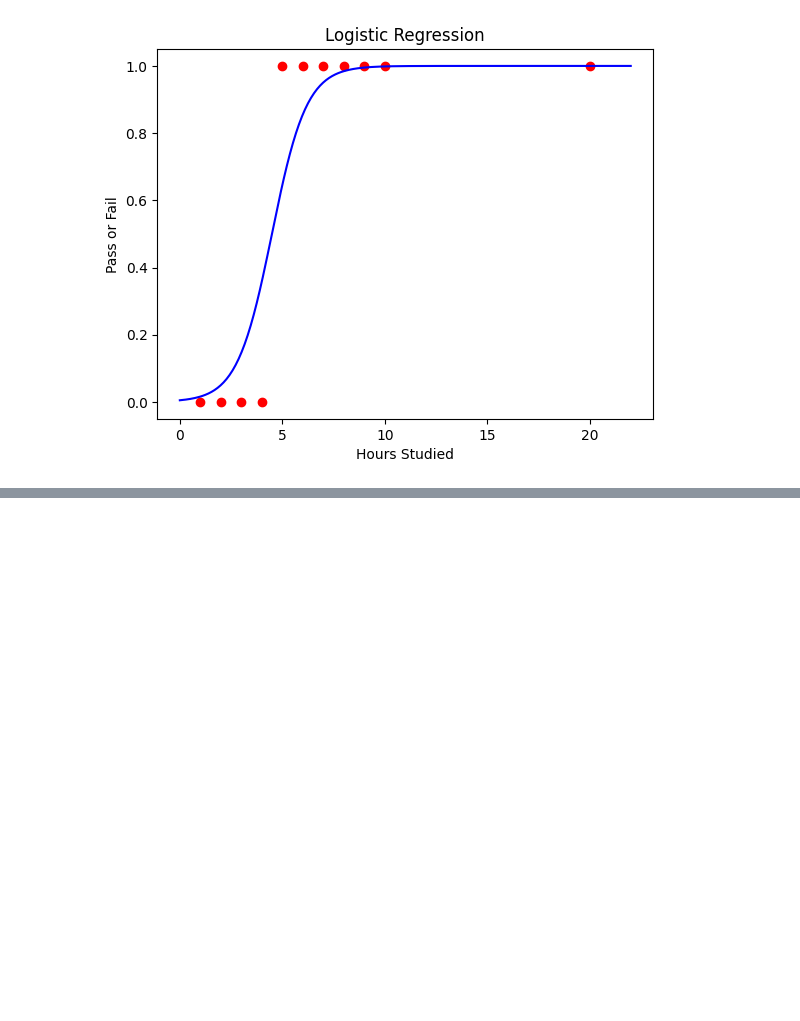
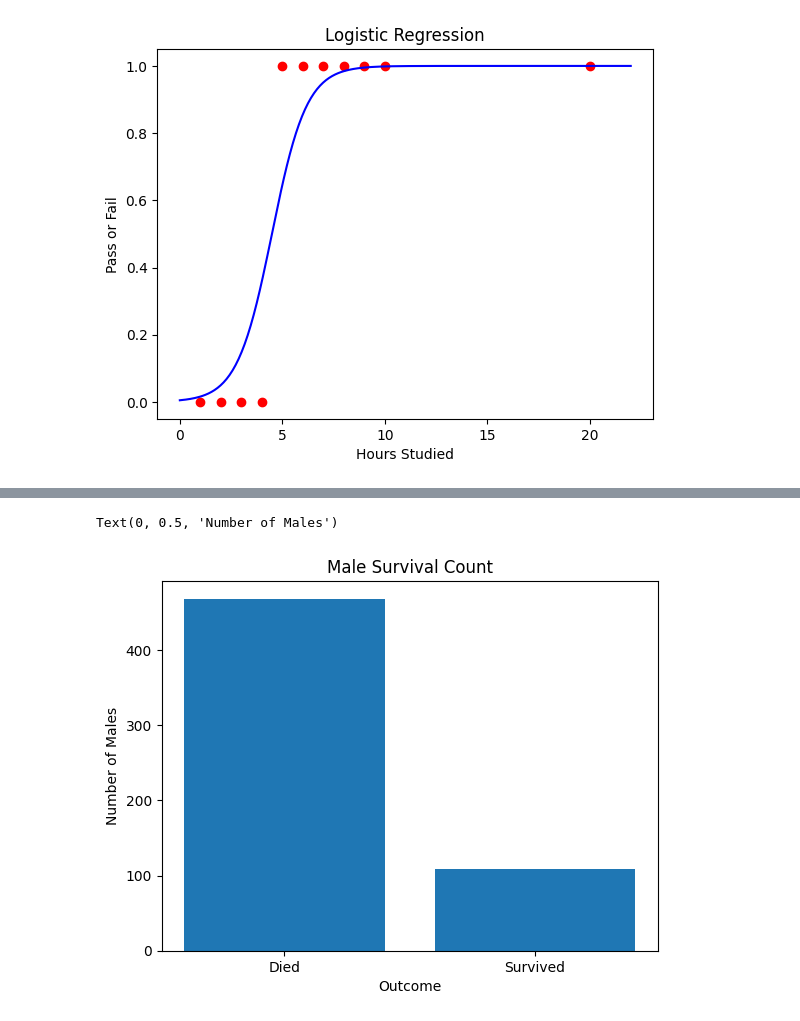
Before and after one commit to gohelanupam-byte/demo, a Jupyter notebook: Copy_of_Batch_US_ML&Stats.ipynb, the cells around one changed output, grey strips where cells are left out. Drawn from its saved outputs; the diff is of its cells as text; code cells hidden in the pictures; blank space fills up the shorter version.

```diff
--- a/Copy_of_Batch_US_ML&Stats.ipynb
+++ b/Copy_of_Batch_US_ML&Stats.ipynb
@@ -587,0 +632,5 @@ Text(0, 0.5, 'Pass or Fail')
+# %%
+# Gender wise survival
+male_data = df[df['Sex']=='male']
+male_died = len(male_data[male_data['Survived']==0])
+male_survived = len(male_data[male_data['Survived']==1])
@@ -587,0 +641,8 @@ Text(0, 0.5, 'Pass or Fail')
+# %%
+plt.bar(['Died', 'Survived'], [male_died, male_survived])
+plt.title('Male Survival Count')
+plt.xlabel('Outcome')
+plt.ylabel('Number of Males')
+# %% [output]
+Text(0, 0.5, 'Number of Males')
+[figure, added]
```
Also changed, not shown: parts of 45 cells of this notebook.
